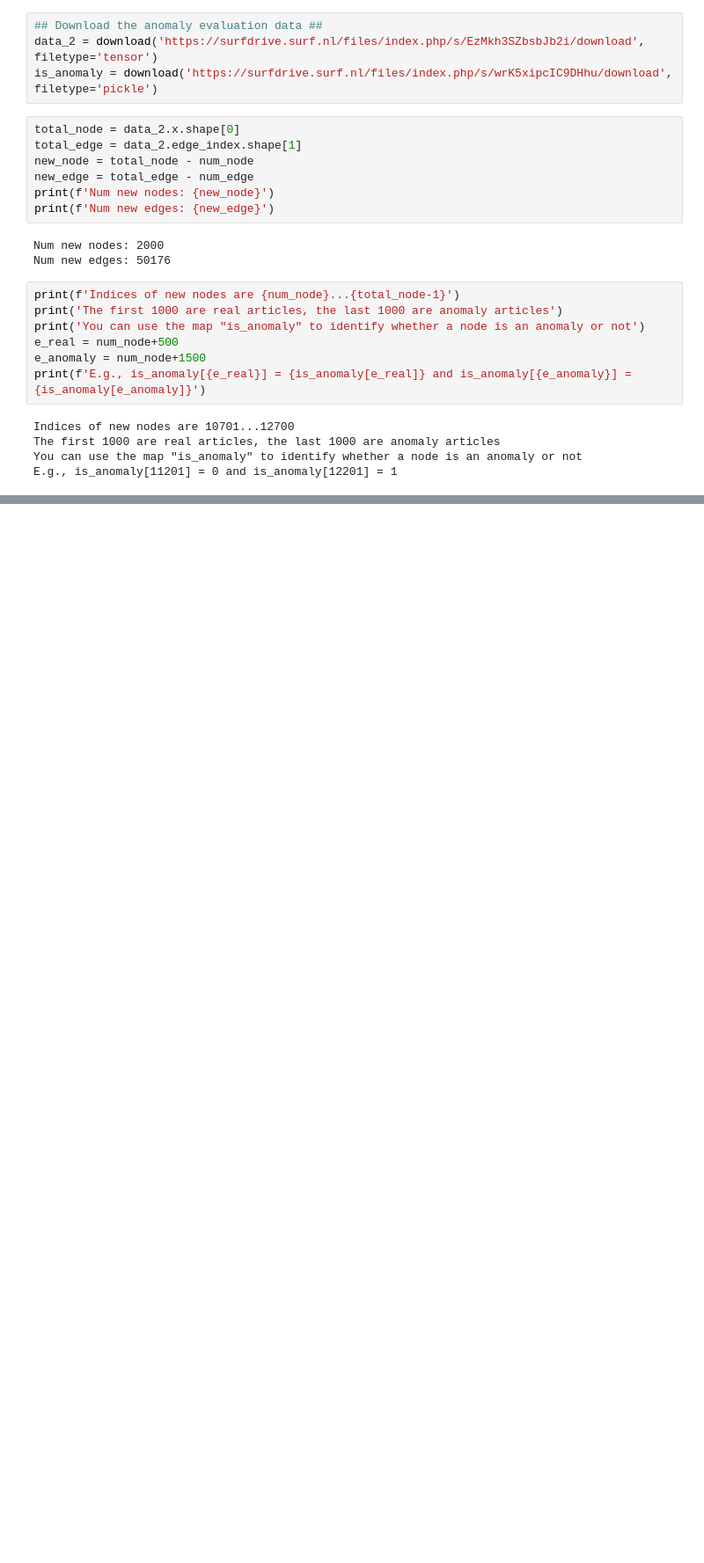
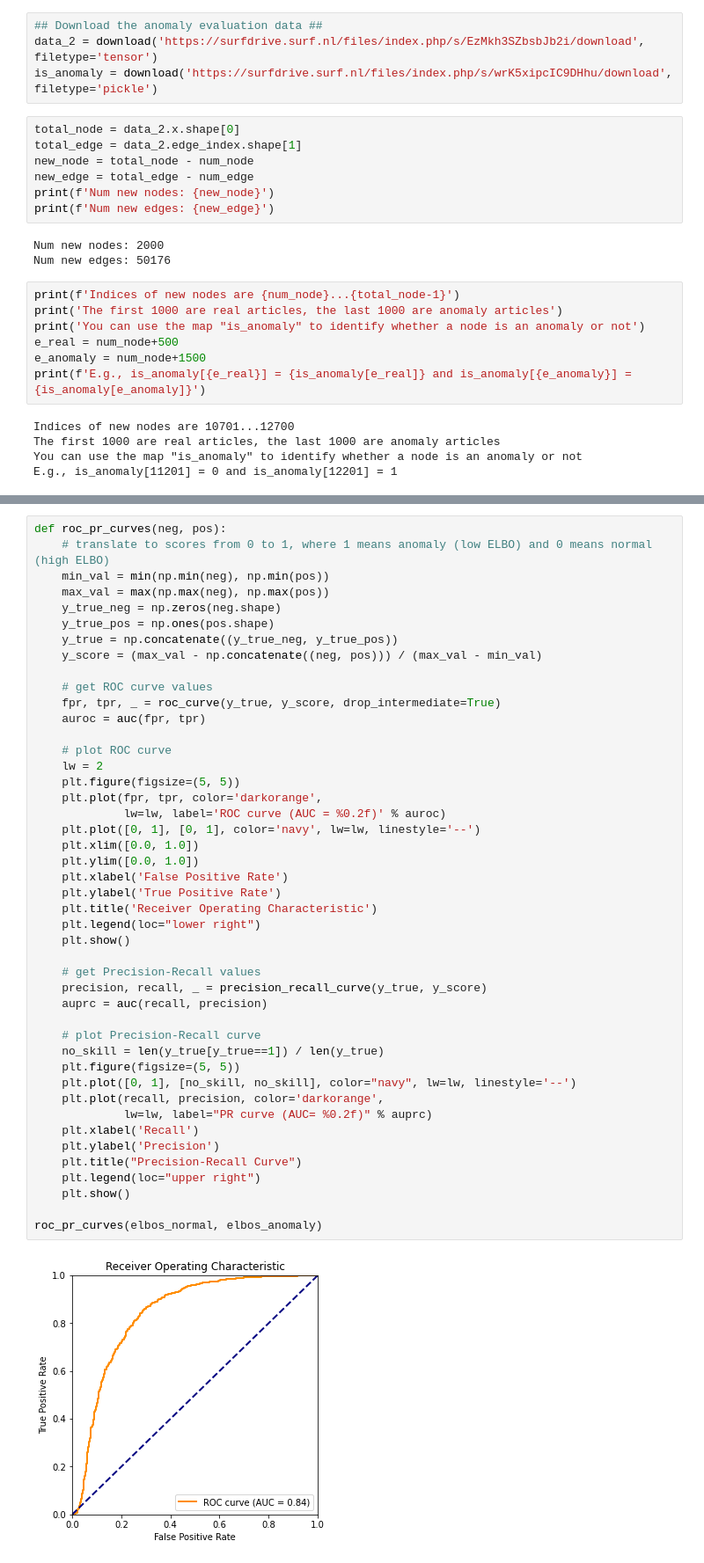
Before and after one commit to yangyang-pro/2AMM10-Assignments, a Jupyter notebook: assignment2/workbook-A2.ipynb, the cells around one changed output, grey strips where cells are left out. Shown at 88% size. Saved outputs shown, nothing was run; the diff lists cells and outputs as text; blank space fills up the shorter version.

```diff
--- a/assignment2/workbook-A2.ipynb
+++ b/assignment2/workbook-A2.ipynb
@@ -253,0 +551,47 @@ E.g., is_anomaly[11201] = 0 and is_anomaly[12201] = 1
+# %%
+def roc_pr_curves(neg, pos):
+    # translate to scores from 0 to 1, where 1 means anomaly (low ELBO) and 0 means normal (high ELBO)
+    min_val = min(np.min(neg), np.min(pos))
+    max_val = max(np.max(neg), np.max(pos))
+    y_true_neg = np.zeros(neg.shape)
+    y_true_pos = np.ones(pos.shape)
+    y_true = np.concatenate((y_true_neg, y_true_pos))
+    y_score = (max_val - np.concatenate((neg, pos))) / (max_val - min_val)
+
+    # get ROC curve values
+    fpr, tpr, _ = roc_curve(y_true, y_score, drop_intermediate=True)
+    auroc = auc(fpr, tpr)
+
+    # plot ROC curve
+    lw = 2
+    plt.figure(figsize=(5, 5))
+    plt.plot(fpr, tpr, color='darkorange',
+             lw=lw, label='ROC curve (AUC = %0.2f)' % auroc)
+    plt.plot([0, 1], [0, 1], color='navy', lw=lw, linestyle='--')
+    plt.xlim([0.0, 1.0])
+    plt.ylim([0.0, 1.0])
+    plt.xlabel('False Positive Rate')
+    plt.ylabel('True Positive Rate')
+    plt.title('Receiver Operating Characteristic')
+    plt.legend(loc="lower right")
+    plt.show()
+
+    # get Precision-Recall values
+    precision, recall, _ = precision_recall_curve(y_true, y_score)
+    auprc = auc(recall, precision)
+
+    # plot Precision-Recall curve
+    no_skill = len(y_true[y_true==1]) / len(y_true)
+    plt.figure(figsize=(5, 5))
+    plt.plot([0, 1], [no_skill, no_skill], color="navy", lw=lw, linestyle='--')
+    plt.plot(recall, precision, color='darkorange',
+             lw=lw, label="PR curve (AUC= %0.2f)" % auprc)
+    plt.xlabel('Recall')
+    plt.ylabel('Precision')
+    plt.title("Precision-Recall Curve")
+    plt.legend(loc="upper right")
+    plt.show()
+
+roc_pr_curves(elbos_normal, elbos_anomaly)
+# %% [output]
+[figure, added]
```
Also changed, not shown: parts of 30 cells of this notebook.
